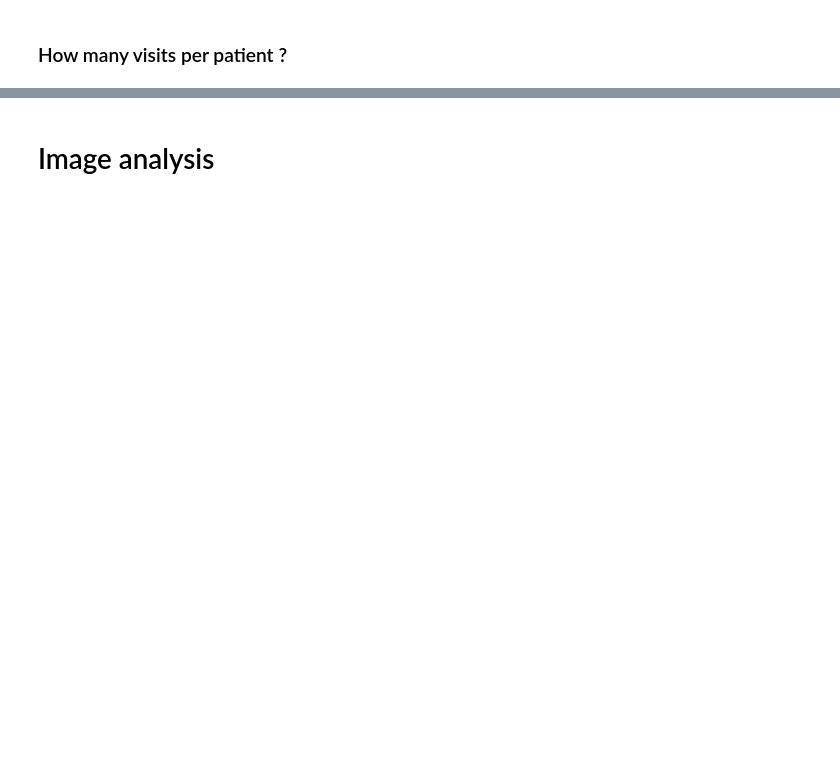
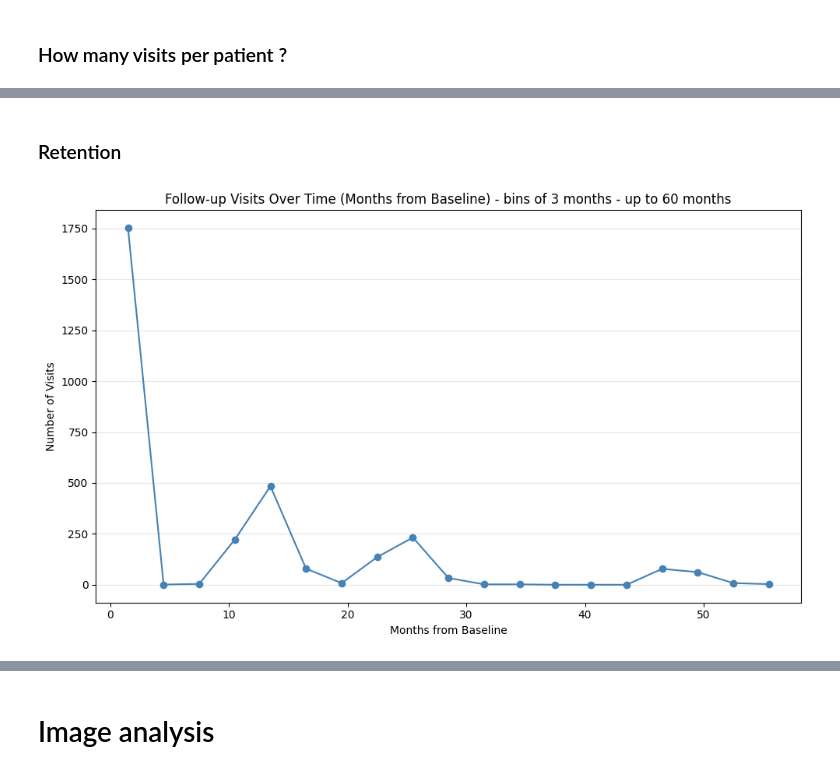
Before and after one commit to PierreFalconnier/mri-preprocessing, a Jupyter notebook: csv_exploration/PPMI_explo/PPMI_utlimate_exploration.ipynb, the cells around one changed output, grey strips where cells are left out. Cells and saved outputs as stored; diff of their text form; code cells hidden in the pictures; blank space fills up the shorter version.

```diff
--- a/csv_exploration/PPMI_explo/PPMI_utlimate_exploration.ipynb
+++ b/csv_exploration/PPMI_explo/PPMI_utlimate_exploration.ipynb
@@ -349,0 +494,44 @@ for pat in patients_changed_diag.index:
+# %% [markdown]
+### Retention
+# %%
+# Ensure datetime
+visite_date_column = "visit_date"
+df[visite_date_column] = pd.to_datetime(df[visite_date_column], errors="coerce")
+
+# Keep unique patient-event pairs
+df_unique = df.drop_duplicates(subset=["PATNO", "EVENT_ID"]).copy()
+
+# 1️⃣ Baseline date per patient
+baseline_dates = (
+    df_unique[df_unique["EVENT_ID"] == "BL"].groupby("PATNO")[visite_date_column].min()
+)
+df_unique["baseline_date"] = df_unique["PATNO"].map(baseline_dates)
+
+# 2️⃣ Time from baseline in months
+df_unique["months_from_baseline"] = (
+    df_unique["visit_date"] - df_unique["baseline_date"]
+).dt.days / 30.44
+df_unique = df_unique[df_unique["months_from_baseline"] >= 0].dropna(
+    subset=["months_from_baseline"]
+)
+
+# 3️⃣ Plot as a curve
+df_plot = df_unique[df_unique["months_from_baseline"] <= 60].copy()
+bins = np.arange(0, df_plot["months_from_baseline"].max() + 1, 3)
+counts, edges = np.histogram(df_plot["months_from_baseline"], bins=bins)
+
+# Midpoints of bins for plotting
+bin_centers = (edges[:-1] + edges[1:]) / 2
+
+plt.figure(figsize=(10, 6))
+plt.plot(bin_centers, counts, marker="o", linestyle="-", color="steelblue")
+plt.title(
+    "Follow-up Visits Over Time (Months from Baseline) - bins of 3 months - up to 60 months"
+)
+plt.xlabel("Months from Baseline")
+plt.ylabel("Number of Visits")
+plt.grid(axis="y", alpha=0.3)
+plt.tight_layout()
+plt.show()
+# %% [output]
+[figure, added]
```
Also changed, not shown: parts of 35 cells of this notebook, 2 other files.
